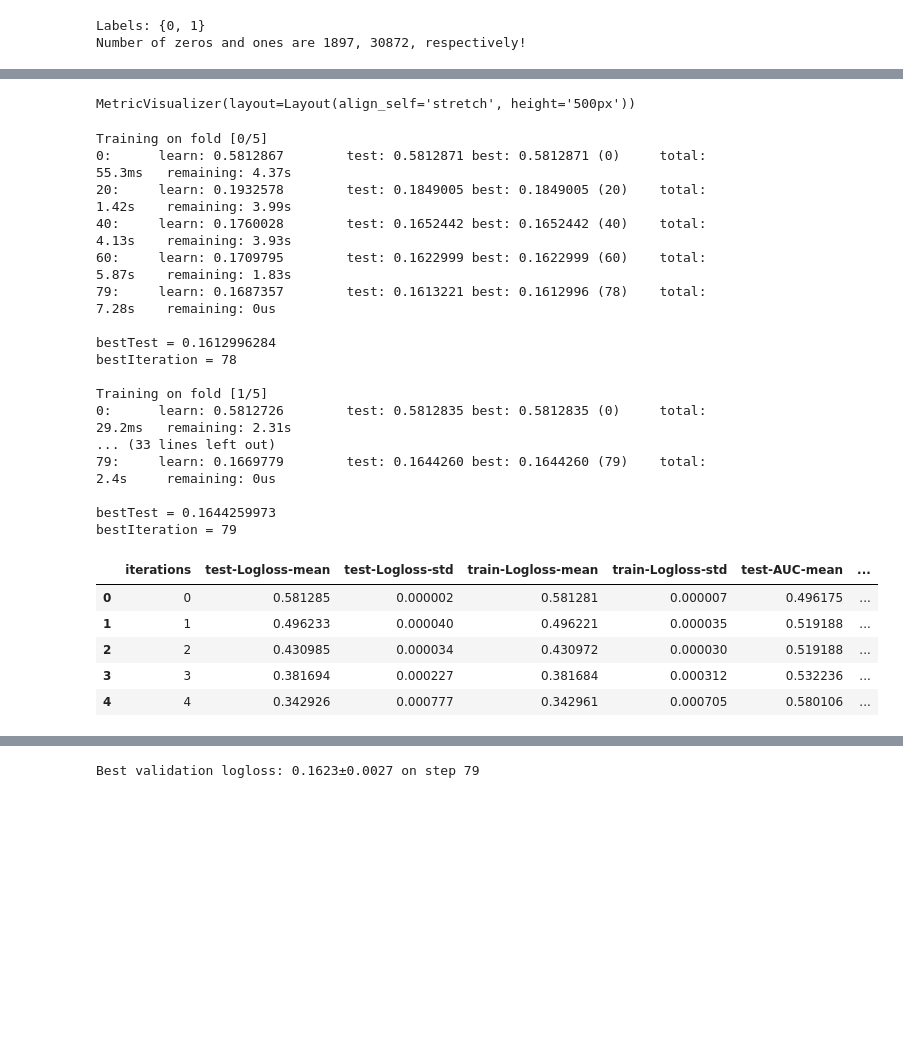
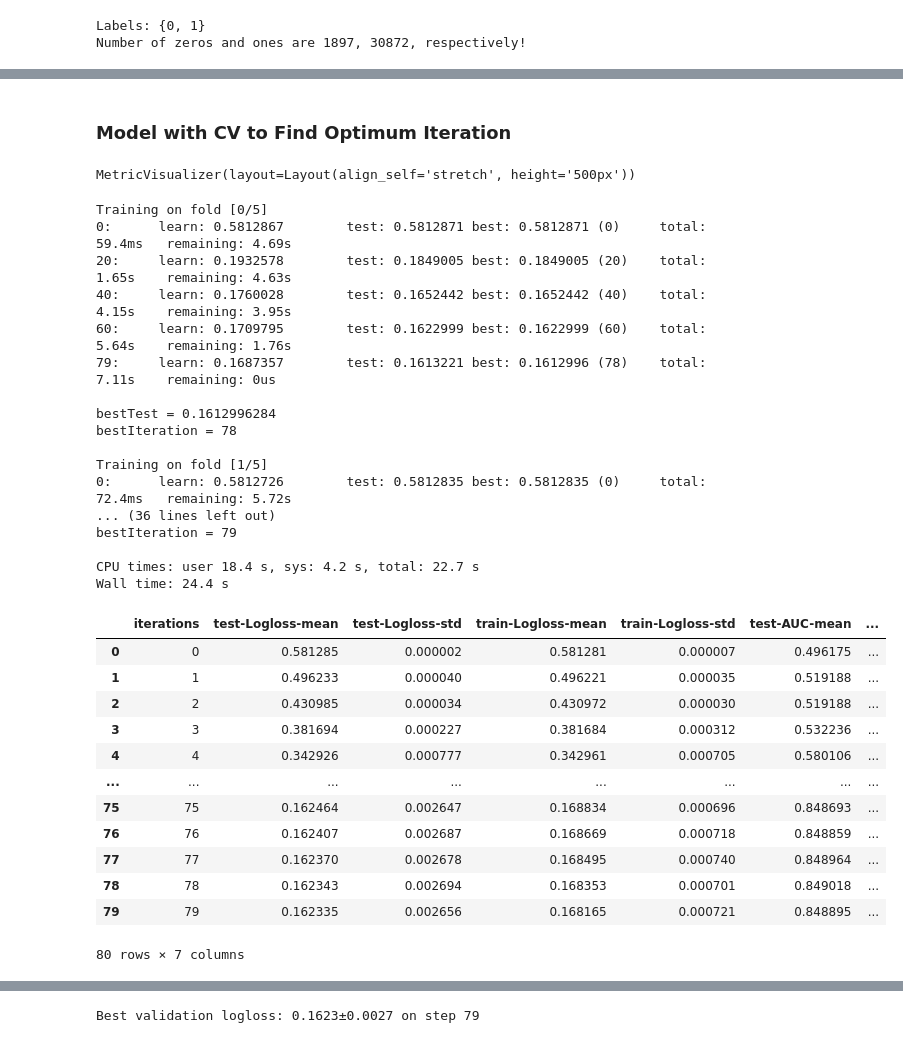
Before and after one commit to ariahosseini/TradML, a Jupyter notebook: ML_CatBoost_StartingPoint.ipynb, the cells around one changed output, grey strips where cells are left out. Cells and saved outputs as stored; diff of their text form; code cells hidden in the pictures; blank space fills up the shorter version.

```diff
--- a/ML_CatBoost_StartingPoint.ipynb
+++ b/ML_CatBoost_StartingPoint.ipynb
@@ -181,10 +243,23 @@ Model parameters: {'iterations': 100, 'learning_rate': 0.1, 'loss_function': 'Lo
 # %%
-X_train, X_validation, y_train, y_validation = train_test_split(X, y, test_size=0.2, random_state=0)
-train_pool = Pool(data=X_train, label=y_train, cat_features=cat_features)
-validation_pool = Pool(data=X_validation, label=y_validation, cat_features=cat_features)
-model = CatBoostClassifier(iterations=100, learning_rate=0.1, custom_loss=["AUC", "Accuracy", "Logloss"],
+%%time
+X_train, X_validation, y_train, y_validation = train_test_split(X,
+                                                                y,
+                                                                test_size=0.2,
+                                                                random_state=0)
+train_pool = Pool(data=X_train,
+                  label=y_train,
+                  cat_features=cat_features)
+validation_pool = Pool(data=X_validation,
+                       label=y_validation,
+                       cat_features=cat_features)
+model = CatBoostClassifier(iterations=100,
+                           learning_rate=0.1,
+                           custom_loss=["AUC", "Accuracy", "Logloss"],
                            train_dir="catboost_dir")
-model.fit(train_pool, eval_set=validation_pool, verbose=10, plot=False)
+model.fit(train_pool,
+          eval_set=validation_pool,
+          verbose=10,
+          plot=False)
 print("Model is fitted: {}".format(model.is_fitted()))
 print("Model parameters: {}".format(model.get_params()))
 print("Tree count:" + str(model.tree_count_))
@@ -213,37 +316,53 @@ MetricVisualizer(layout=Layout(align_self='stretch', height='500px'))
+# %% [markdown]
+### Model with CV to Find Optimum Iteration
 # %%
+%%time
 params = {
     "loss_function": "Logloss",
     "iterations": 80,
     "custom_loss": "AUC",
     "learning_rate": 0.1
-}
-cv_data = cv(params=params, pool=train_pool, fold_count=5,
-             shuffle=True, partition_random_seed=0, plot=True, verbose=20, stratified=True)
+    }
+cv_data = cv(params=params,
+             pool=train_pool,
+             fold_count=5,
+             shuffle=True,
+             partition_random_seed=0,
+             plot=True,
+             verbose=20,
+             stratified=True)
 # %% [output]
 MetricVisualizer(layout=Layout(align_self='stretch', height='500px'))
 Training on fold [0/5]
-0:      learn: 0.5812867        test: 0.5812871 best: 0.5812871 (0)     total: 55.3ms   remaining: 4.37s
-20:     learn: 0.1932578        test: 0.1849005 best: 0.1849005 (20)    total: 1.42s    remaining: 3.99s
-40:     learn: 0.1760028        test: 0.1652442 best: 0.1652442 (40)    total: 4.13s    remaining: 3.93s
-60:     learn: 0.1709795        test: 0.1622999 best: 0.1622999 (60)    total: 5.87s    remaining: 1.83s
-79:     learn: 0.1687357        test: 0.1613221 best: 0.1612996 (78)    total: 7.28s    remaining: 0us
+0:      learn: 0.5812867        test: 0.5812871 best: 0.5812871 (0)     total: 59.4ms   remaining: 4.69s
+20:     learn: 0.1932578        test: 0.1849005 best: 0.1849005 (20)    total: 1.65s    remaining: 4.63s
+40:     learn: 0.1760028        test: 0.1652442 best: 0.1652442 (40)    total: 4.15s    remaining: 3.95s
+60:     learn: 0.1709795        test: 0.1622999 best: 0.1622999 (60)    total: 5.64s    remaining: 1.76s
+79:     learn: 0.1687357        test: 0.1613221 best: 0.1612996 (78)    total: 7.11s    remaining: 0us
 
 bestTest = 0.1612996284
 bestIteration = 78
 
 Training on fold [1/5]
-0:      learn: 0.5812726        test: 0.5812835 best: 0.5812835 (0)     total: 29.2ms   remaining: 2.31s
-... (33 lines left out)
-79:     learn: 0.1669779        test: 0.1644260 best: 0.1644260 (79)    total: 2.4s     remaining: 0us
+0:      learn: 0.5812726        test: 0.5812835 best: 0.5812835 (0)     total: 72.4ms   remaining: 5.72s
+... (36 lines left out)
+bestIteration = 79
 
-bestTest = 0.1644259973
-bestIteration = 79
+CPU times: user 18.4 s, sys: 4.2 s, total: 22.7 s
+Wall time: 24.4 s
 # %%
-cv_data.head()
+cv_data
 # %% [output]
 |  | iterations | test-Logloss-mean | test-Logloss-std | train-Logloss-mean | train-Logloss-std | test-AUC-mean | ... |
 | 0 | 0 | 0.581285 | 0.000002 | 0.581281 | 0.000007 | 0.496175 | ... |
 | 1 | 1 | 0.496233 | 0.000040 | 0.496221 | 0.000035 | 0.519188 | ... |
 | 2 | 2 | 0.430985 | 0.000034 | 0.430972 | 0.000030 | 0.519188 | ... |
 | 3 | 3 | 0.381694 | 0.000227 | 0.381684 | 0.000312 | 0.532236 | ... |
 | 4 | 4 | 0.342926 | 0.000777 | 0.342961 | 0.000705 | 0.580106 | ... |
+| ... | ... | ... | ... | ... | ... | ... | ... |
+| 75 | 75 | 0.162464 | 0.002647 | 0.168834 | 0.000696 | 0.848693 | ... |
+| 76 | 76 | 0.162407 | 0.002687 | 0.168669 | 0.000718 | 0.848859 | ... |
+| 77 | 77 | 0.162370 | 0.002678 | 0.168495 | 0.000740 | 0.848964 | ... |
+| 78 | 78 | 0.162343 | 0.002694 | 0.168353 | 0.000701 | 0.849018 | ... |
+| 79 | 79 | 0.162335 | 0.002656 | 0.168165 | 0.000721 | 0.848895 | ... |
+80 rows × 7 columns
```
Also changed, not shown: parts of 63 cells of this notebook.
